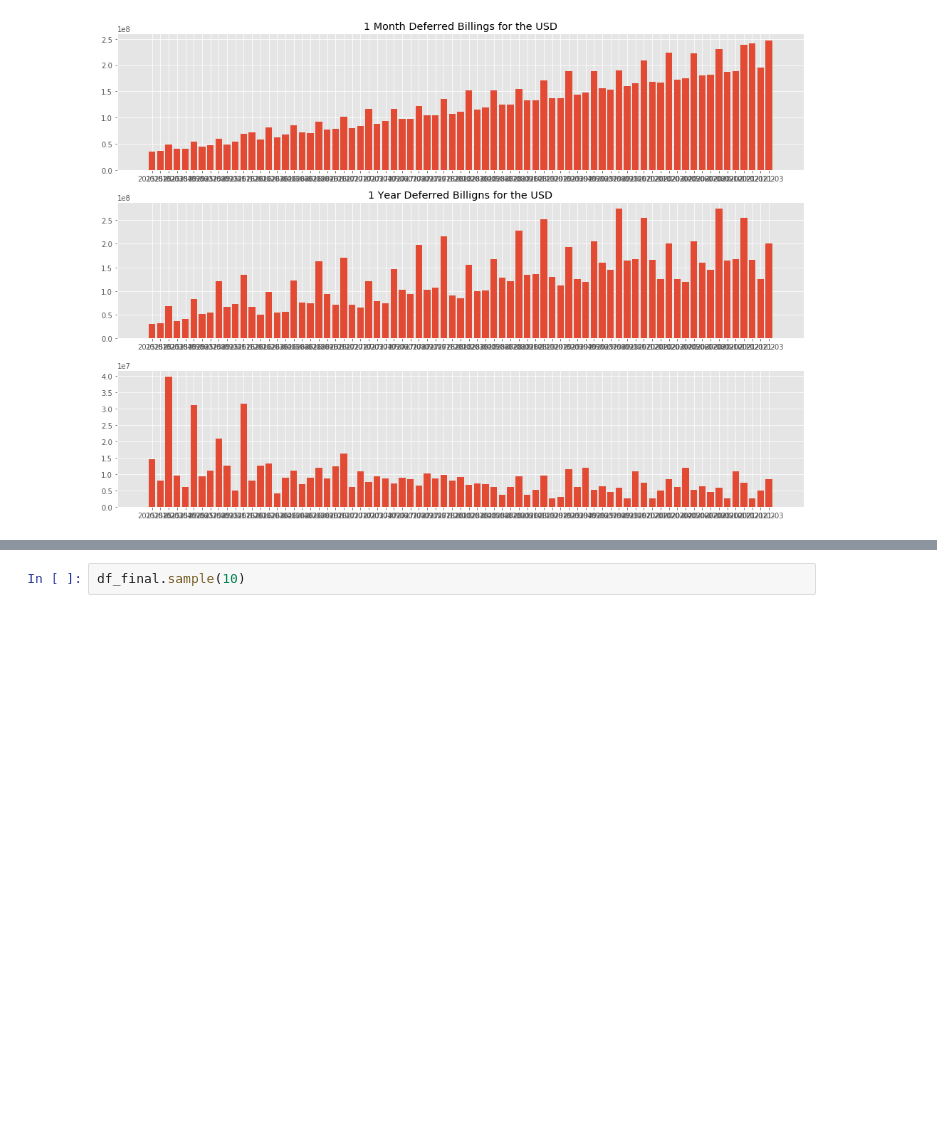
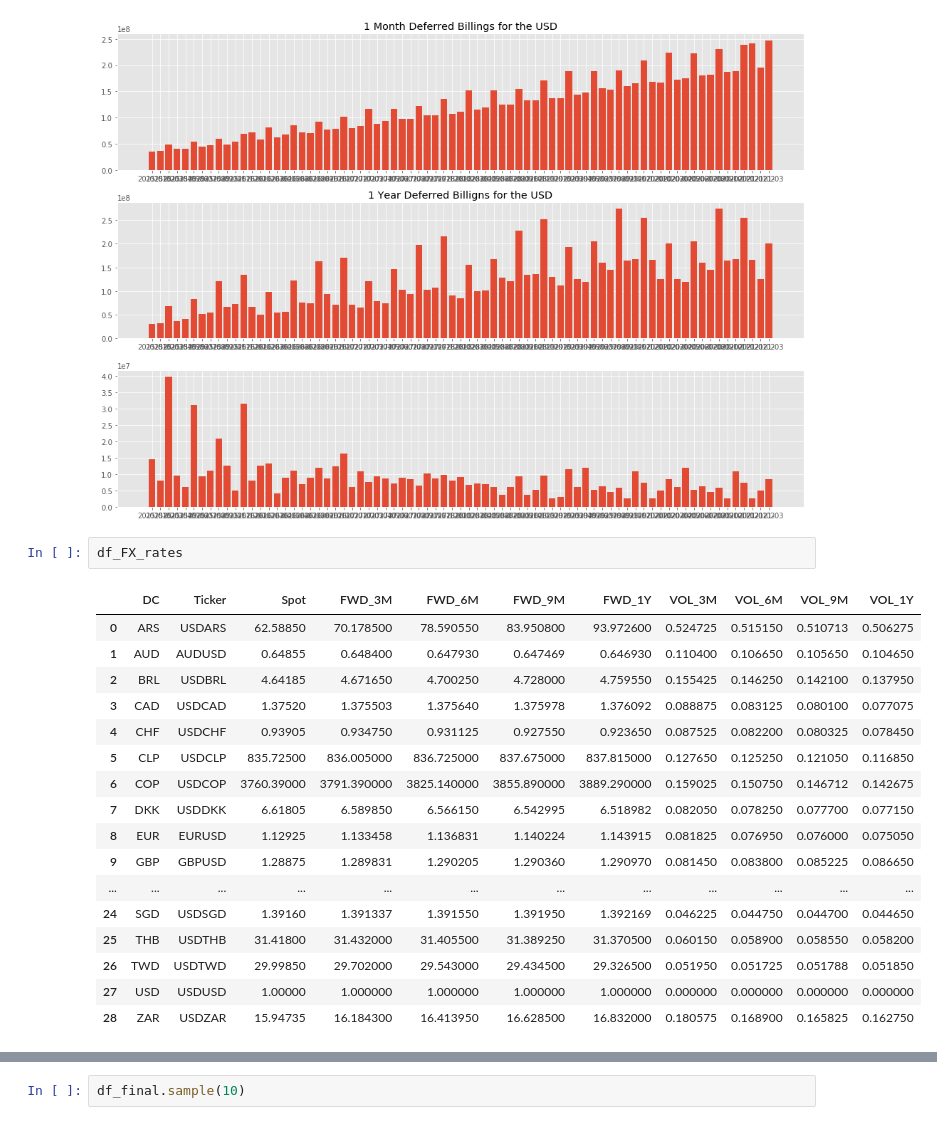
Before and after one commit to davidjsmith44/Deferred_Revenue_Forecast, a Jupyter notebook: notebooks/deferred_revenue_forecast.ipynb, the cells around one changed output, grey strips where cells are left out. Cells and saved outputs as stored; diff of their text form; blank space fills up the shorter version.

Commit message:
interpolating FX rates

```diff
--- a/notebooks/deferred_revenue_forecast.ipynb
+++ b/notebooks/deferred_revenue_forecast.ipynb
@@ -1954,3 +1954,23 @@ fig.tight_layout()
 text_saver = 'Cheese'
 # %% [output]
 [figure]
+# %%
+df_FX_rates
+# %% [output]
+|  | DC | Ticker | Spot | FWD_3M | FWD_6M | FWD_9M | FWD_1Y | VOL_3M | VOL_6M | VOL_9M | VOL_1Y |
+| 0 | ARS | USDARS | 62.58850 | 70.178500 | 78.590550 | 83.950800 | 93.972600 | 0.524725 | 0.515150 | 0.510713 | 0.506275 |
+| 1 | AUD | AUDUSD | 0.64855 | 0.648400 | 0.647930 | 0.647469 | 0.646930 | 0.110400 | 0.106650 | 0.105650 | 0.104650 |
+| 2 | BRL | USDBRL | 4.64185 | 4.671650 | 4.700250 | 4.728000 | 4.759550 | 0.155425 | 0.146250 | 0.142100 | 0.137950 |
+| 3 | CAD | USDCAD | 1.37520 | 1.375503 | 1.375640 | 1.375978 | 1.376092 | 0.088875 | 0.083125 | 0.080100 | 0.077075 |
+| 4 | CHF | USDCHF | 0.93905 | 0.934750 | 0.931125 | 0.927550 | 0.923650 | 0.087525 | 0.082200 | 0.080325 | 0.078450 |
+| 5 | CLP | USDCLP | 835.72500 | 836.005000 | 836.725000 | 837.675000 | 837.815000 | 0.127650 | 0.125250 | 0.121050 | 0.116850 |
+| 6 | COP | USDCOP | 3760.39000 | 3791.390000 | 3825.140000 | 3855.890000 | 3889.290000 | 0.159025 | 0.150750 | 0.146712 | 0.142675 |
+| 7 | DKK | USDDKK | 6.61805 | 6.589850 | 6.566150 | 6.542995 | 6.518982 | 0.082050 | 0.078250 | 0.077700 | 0.077150 |
+| 8 | EUR | EURUSD | 1.12925 | 1.133458 | 1.136831 | 1.140224 | 1.143915 | 0.081825 | 0.076950 | 0.076000 | 0.075050 |
+| 9 | GBP | GBPUSD | 1.28875 | 1.289831 | 1.290205 | 1.290360 | 1.290970 | 0.081450 | 0.083800 | 0.085225 | 0.086650 |
+| ... | ... | ... | ... | ... | ... | ... | ... | ... | ... | ... | ... |
+| 24 | SGD | USDSGD | 1.39160 | 1.391337 | 1.391550 | 1.391950 | 1.392169 | 0.046225 | 0.044750 | 0.044700 | 0.044650 |
+| 25 | THB | USDTHB | 31.41800 | 31.432000 | 31.405500 | 31.389250 | 31.370500 | 0.060150 | 0.058900 | 0.058550 | 0.058200 |
+| 26 | TWD | USDTWD | 29.99850 | 29.702000 | 29.543000 | 29.434500 | 29.326500 | 0.051950 | 0.051725 | 0.051788 | 0.051850 |
+| 27 | USD | USDUSD | 1.00000 | 1.000000 | 1.000000 | 1.000000 | 1.000000 | 0.000000 | 0.000000 | 0.000000 | 0.000000 |
+| 28 | ZAR | USDZAR | 15.94735 | 16.184300 | 16.413950 | 16.628500 | 16.832000 | 0.180575 | 0.168900 | 0.165825 | 0.162750 |
```
Also changed, not shown: parts of 7 cells of this notebook.
